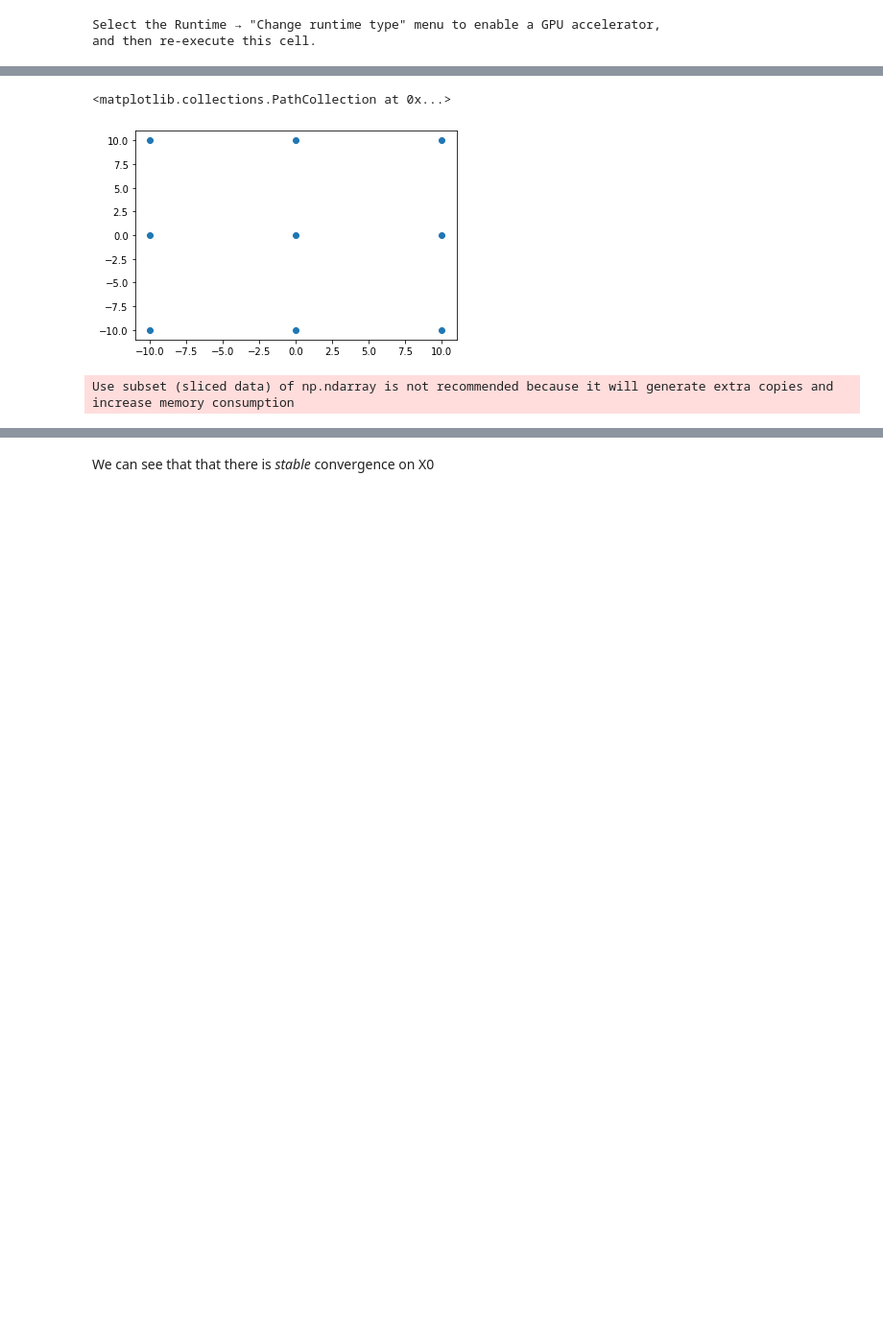
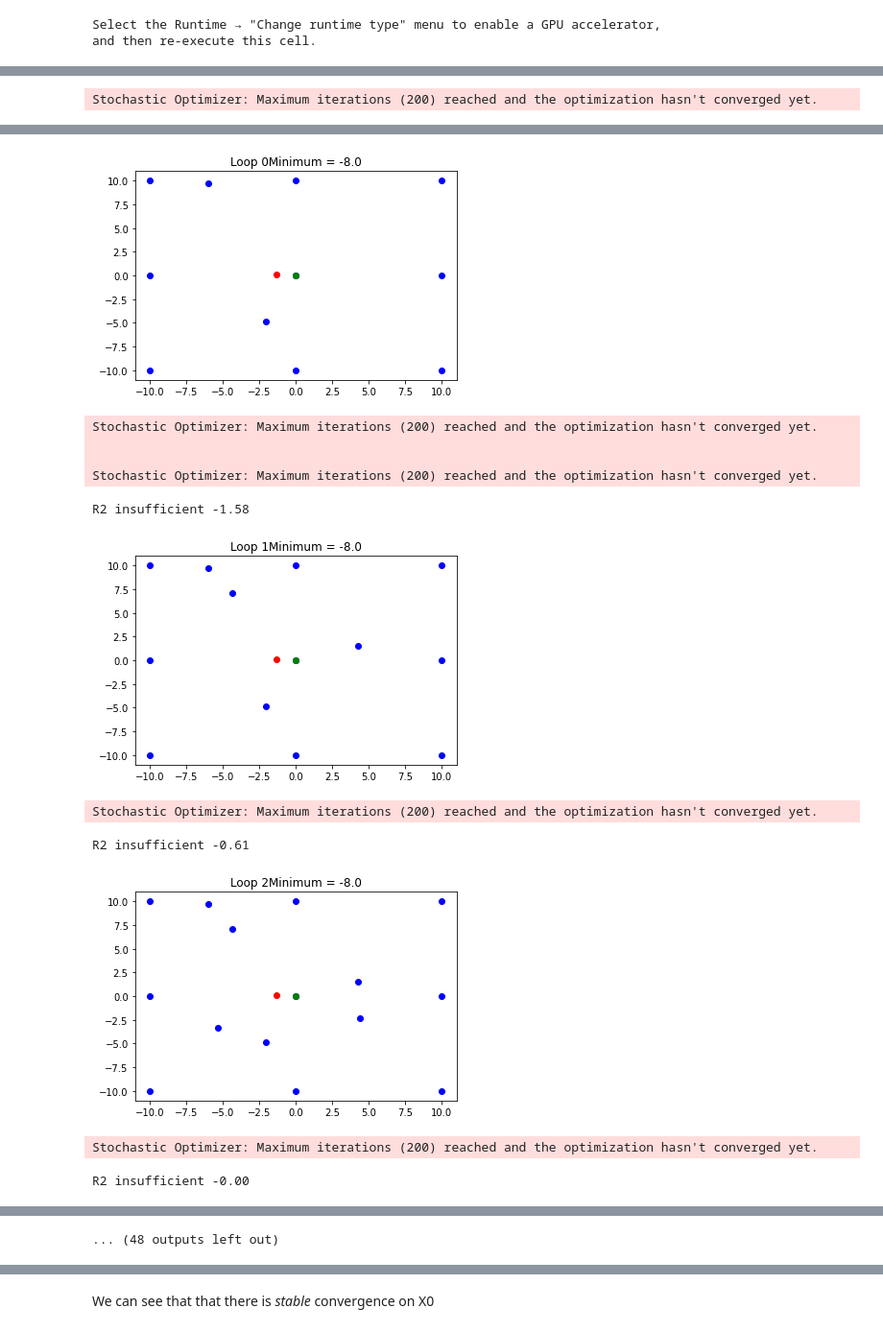
Before and after one commit to Smartsie/Optimizer, a Jupyter notebook: Optimizer.ipynb, the cells around one changed output, grey strips where cells are left out. Shown at 96% size. Cells and saved outputs as stored; diff of their text form; code cells hidden in the pictures; blank space fills up the shorter version.

```diff
--- a/Optimizer.ipynb
+++ b/Optimizer.ipynb
@@ -187,20 +241,25 @@ Name: 2439, dtype: float64
-# %%
-plt.scatter(X['x0'],X['x1'])
-# %% [output]
-<matplotlib.collections.PathCollection at 0x...>
-[figure, removed]
 # %%
 # Run the training loop
-N=10
-Max_points=10
+N=20
+Max_points=2
+point_amount=Max_points
 Dom=[] #pd.DataFrame(columns=['x0 C','x0 R','x1 C','x1 R'])]
 for i in range(N):
     # Point amound should decrease. At the beginning, it should be 10. At the end, 2.
-    point_amount=np.int((Max_points-3)-(Max_points-3)*i/N)+3
+    #point_amount=np.int((Max_points-3)-(Max_points-3)*i/N)+3
+
     X,domain,minimum=training_loop(X,domain,AI=True,n=point_amount,epsilon=0.8)
+    #print(i,minimum)
     #Dom=np.append(Dom,[i,domain.loc[0].values])
     vect=[i, domain.loc[0].values[0],domain.loc[0].values[1],domain.loc[1].values[0],domain.loc[1].values[1]]
     Dom.append(vect)
+    plt.scatter(X['x0'],X['x1'],color='blue')
+    plt.scatter(Dom[-1][1],  Dom[-1][3],color='green')
+    plt.scatter(minx0,minx1,color='red')
+    plt.title("Loop "+str(i)+ "Minimum = %0.1f"%minimum)
+    plt.show()
+    plt.pause(0.005)
 Dom=pd.DataFrame(Dom,columns=['idx','x0 C','x0 R','x1 C','x1 R'])
+print("Trials:", len(X))
 # %% [output]
-Use subset (sliced data) of np.ndarray is not recommended because it will generate extra copies and increase memory consumption
+Stochastic Optimizer: Maximum iterations (200) reached and the optimization hasn't converged yet.
@@ -216,0 +267,12 @@ Use subset (sliced data) of np.ndarray is not recommended because it will genera
+[figure, added]
+Stochastic Optimizer: Maximum iterations (200) reached and the optimization hasn't converged yet.
+
+
+Stochastic Optimizer: Maximum iterations (200) reached and the optimization hasn't converged yet.
+R2 insufficient -1.58
+[figure, added]
+Stochastic Optimizer: Maximum iterations (200) reached and the optimization hasn't converged yet.
+R2 insufficient -0.61
+[figure, added]
+Stochastic Optimizer: Maximum iterations (200) reached and the optimization hasn't converged yet.
+R2 insufficient -0.00
@@ -216,0 +280 @@ Use subset (sliced data) of np.ndarray is not recommended because it will genera
+... (48 outputs left out)
```
Also changed, not shown: parts of 29 cells of this notebook.
